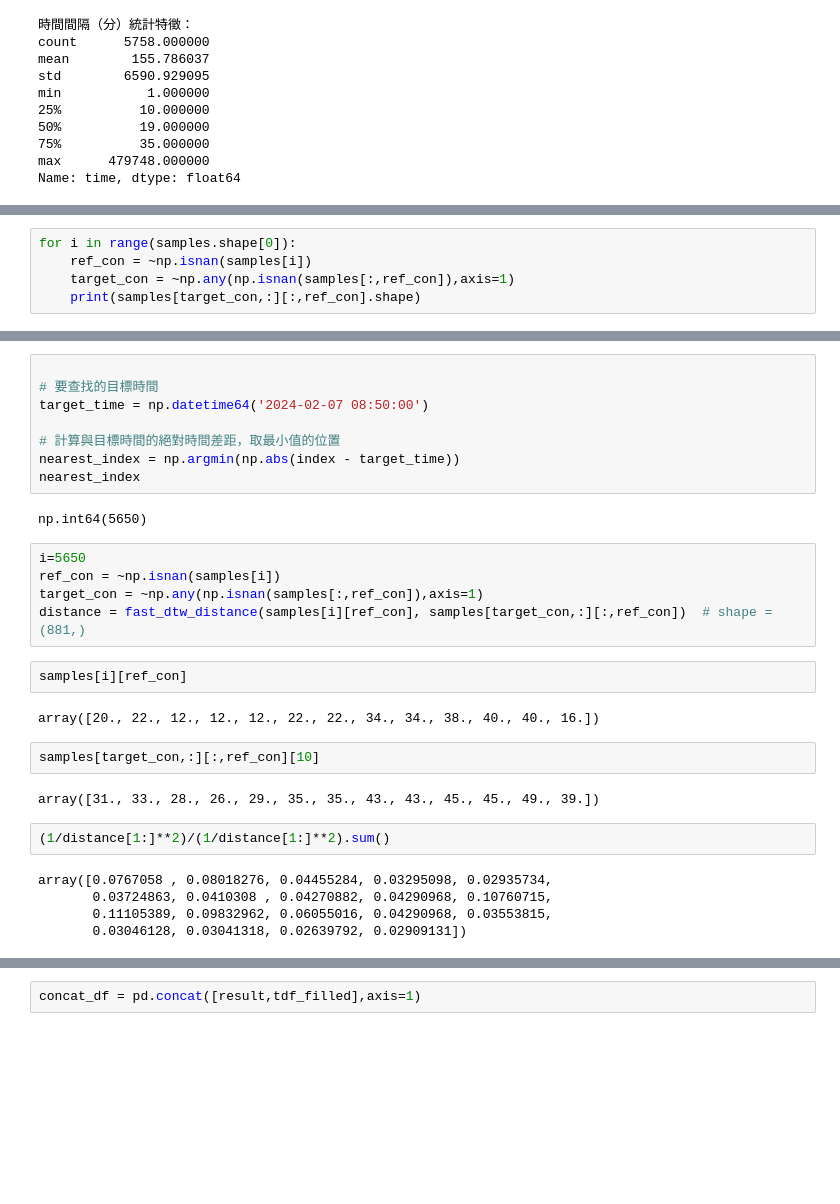
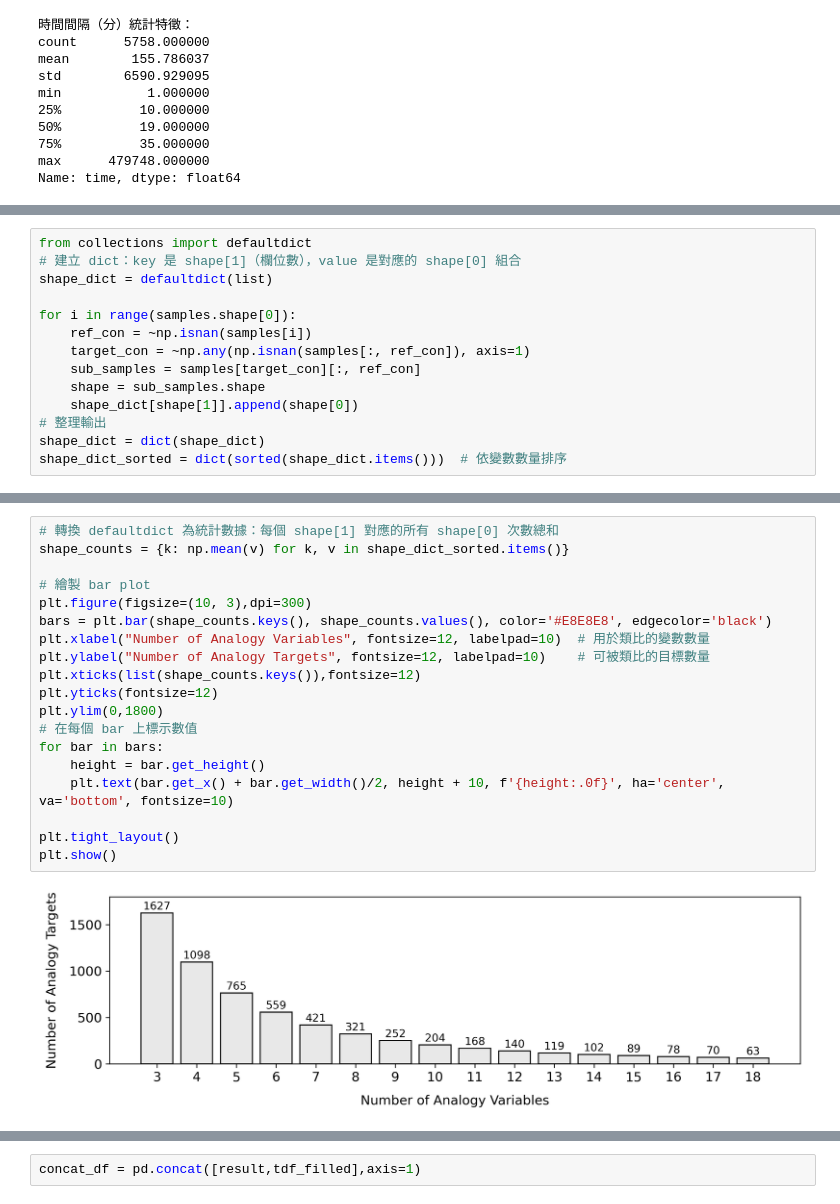
Before and after one commit to jhyeoh2002/V2B_Optimization_with_AI_on_BSS, a Jupyter notebook: Ding_part/Analogy.ipynb, the cells around one changed output, grey strips where cells are left out. Cells and saved outputs as stored; diff of their text form; blank space fills up the shorter version.

```diff
--- a/Ding_part/Analogy.ipynb
+++ b/Ding_part/Analogy.ipynb
@@ -115,7 +142,16 @@ valid_mask = np.isnan(samples).sum(axis=1) < window_size-2
 samples = samples[valid_mask]
 index = sampled_windows.transpose('time', 'window')['time'].values[valid_mask]
 # %%
+from collections import defaultdict
+# 建立 dict：key 是 shape[1]（欄位數），value 是對應的 shape[0] 組合
+shape_dict = defaultdict(list)
+
 for i in range(samples.shape[0]):
     ref_con = ~np.isnan(samples[i])
-    target_con = ~np.any(np.isnan(samples[:,ref_con]),axis=1)
-    print(samples[target_con,:][:,ref_con].shape)
+    target_con = ~np.any(np.isnan(samples[:, ref_con]), axis=1)
+    sub_samples = samples[target_con][:, ref_con]
+    shape = sub_samples.shape
+    shape_dict[shape[1]].append(shape[0])
+# 整理輸出
+shape_dict = dict(shape_dict)
+shape_dict_sorted = dict(sorted(shape_dict.items()))  # 依變數數量排序
@@ -140,30 +158,21 @@ for i in range(samples.shape[0]):
-# %%
-
-# 要查找的目標時間
-target_time = np.datetime64('2024-02-07 08:50:00')
-
-# 計算與目標時間的絕對時間差距，取最小值的位置
-nearest_index = np.argmin(np.abs(index - target_time))
-nearest_index
-# %% [output]
-np.int64(5650)
-# %%
-i=5650
-ref_con = ~np.isnan(samples[i])
-target_con = ~np.any(np.isnan(samples[:,ref_con]),axis=1)
-distance = fast_dtw_distance(samples[i][ref_con], samples[target_con,:][:,ref_con])  # shape = (881,)
-# %%
-samples[i][ref_con]
-# %% [output]
-array([20., 22., 12., 12., 12., 22., 22., 34., 34., 38., 40., 40., 16.])
-# %%
-samples[target_con,:][:,ref_con][10]
-# %% [output]
-array([31., 33., 28., 26., 29., 35., 35., 43., 43., 45., 45., 49., 39.])
-# %%
-(1/distance[1:]**2)/(1/distance[1:]**2).sum()
-# %% [output]
-array([0.0767058 , 0.08018276, 0.04455284, 0.03295098, 0.02935734,
-       0.03724863, 0.0410308 , 0.04270882, 0.04290968, 0.10760715,
-       0.11105389, 0.09832962, 0.06055016, 0.04290968, 0.03553815,
-       0.03046128, 0.03041318, 0.02639792, 0.02909131])
+# %%
+# 轉換 defaultdict 為統計數據：每個 shape[1] 對應的所有 shape[0] 次數總和
+shape_counts = {k: np.mean(v) for k, v in shape_dict_sorted.items()}
+
+# 繪製 bar plot
+plt.figure(figsize=(10, 3),dpi=300)
+bars = plt.bar(shape_counts.keys(), shape_counts.values(), color='#E8E8E8', edgecolor='black')
+plt.xlabel("Number of Analogy Variables", fontsize=12, labelpad=10)  # 用於類比的變數數量
+plt.ylabel("Number of Analogy Targets", fontsize=12, labelpad=10)    # 可被類比的目標數量
+plt.xticks(list(shape_counts.keys()),fontsize=12)
+plt.yticks(fontsize=12)
+plt.ylim(0,1800)
+# 在每個 bar 上標示數值
+for bar in bars:
+    height = bar.get_height()
+    plt.text(bar.get_x() + bar.get_width()/2, height + 10, f'{height:.0f}', ha='center', va='bottom', fontsize=10)
+
+plt.tight_layout()
+plt.show()
+# %% [output]
+[figure, added]
```
Also changed, not shown: parts of 16 cells of this notebook, 1 other file.
